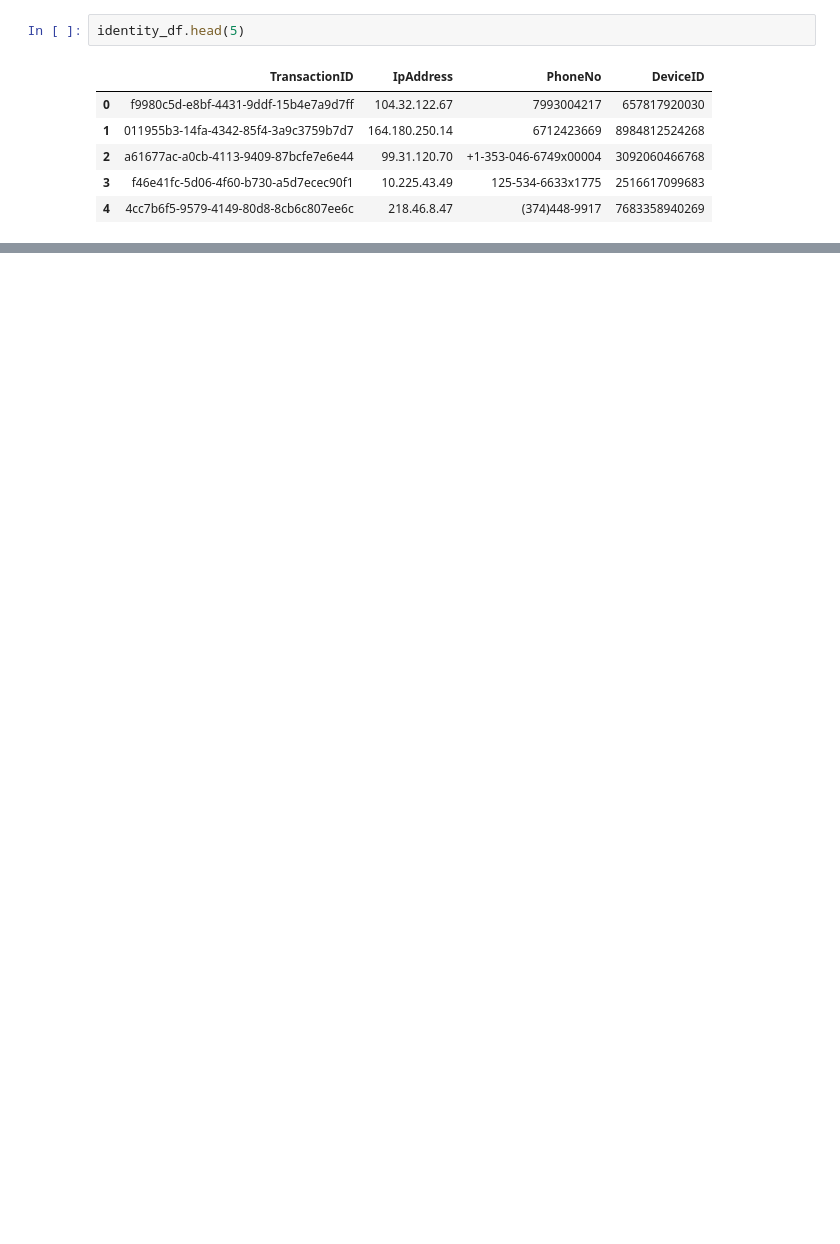
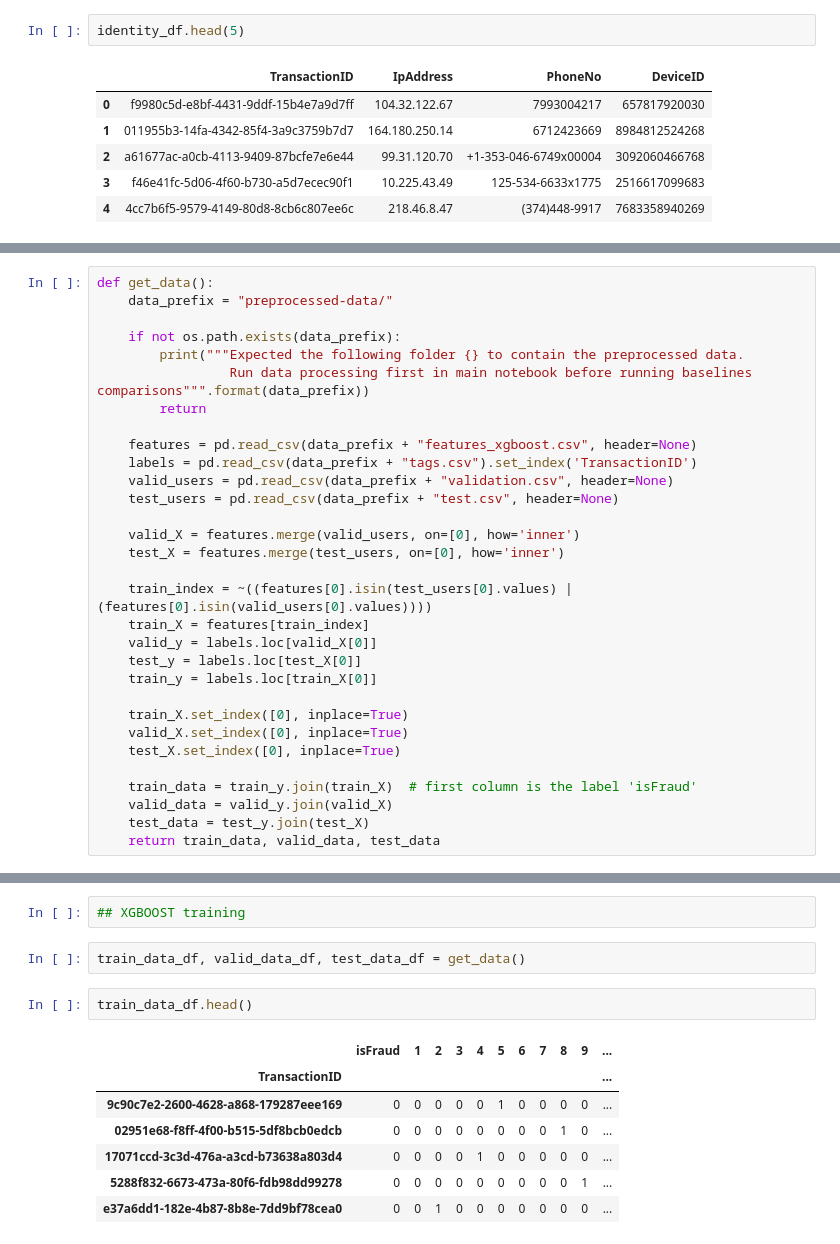
Before and after one commit to Asad-Ismail/Real_World_ML, a Jupyter notebook: learn/GNN/fraud_Detection.ipynb, the cells around one changed output, grey strips where cells are left out. Cells and saved outputs as stored; diff of their text form; blank space fills up the shorter version.

Commit message:
updated data prepration of dgl

```diff
--- a/learn/GNN/fraud_Detection.ipynb
+++ b/learn/GNN/fraud_Detection.ipynb
@@ -52,3 +57,34 @@ full_identity_df.head(5)
 | 2 | 17071ccd-3c3d-476a-a3cd-b73638a803d4 | 4792410992636220 | JCB 15 digit | hotmail.com | 66.25.190.213 | 955-326-1614 | 9673128747953 | Y | ... |
 | 3 | 5288f832-6673-473a-80f6-fdb98dd99278 | 3573503852773765 | VISA 16 digit | hotmail.com | 42.93.10.194 | +1-339-892-9034x139 | 9965894358908 | Y | ... |
 | 4 | e37a6dd1-182e-4b87-8b8e-7dd9bf78cea0 | 3597910599495184 | Diners Club / Carte Blanche | gmail.com | 154.168.168.7 | 278.713.5654 | 7523612045351 | L | ... |
+# %%
+def get_data():
+    data_prefix = "preprocessed-data/"
+
+    if not os.path.exists(data_prefix):
+        print("""Expected the following folder {} to contain the preprocessed data.
+                 Run data processing first in main notebook before running baselines comparisons""".format(data_prefix))
+        return
+
+    features = pd.read_csv(data_prefix + "features_xgboost.csv", header=None)
+    labels = pd.read_csv(data_prefix + "tags.csv").set_index('TransactionID')
+    valid_users = pd.read_csv(data_prefix + "validation.csv", header=None)
+    test_users = pd.read_csv(data_prefix + "test.csv", header=None)
+
+    valid_X = features.merge(valid_users, on=[0], how='inner')
+    test_X = features.merge(test_users, on=[0], how='inner')
+
+    train_index = ~((features[0].isin(test_users[0].values) | (features[0].isin(valid_users[0].values))))
+    train_X = features[train_index]
+    valid_y = labels.loc[valid_X[0]]
+    test_y = labels.loc[test_X[0]]
+    train_y = labels.loc[train_X[0]]
+
+    train_X.set_index([0], inplace=True)
+    valid_X.set_index([0], inplace=True)
+    test_X.set_index([0], inplace=True)
+
+    train_data = train_y.join(train_X)  # first column is the label 'isFraud'
+    valid_data = valid_y.join(valid_X)
+    test_data = test_y.join(test_X)
+    return train_data, valid_data, test_data
@@ -54,0 +102,14 @@ full_identity_df.head(5)
+# %%
+## XGBOOST training
+# %%
+train_data_df, valid_data_df, test_data_df = get_data()
+# %%
+train_data_df.head()
+# %% [output]
+|  | isFraud | 1 | 2 | 3 | 4 | 5 | 6 | 7 | 8 | 9 | ... |
+| TransactionID |  |  |  |  |  |  |  |  |  |  | ... |
+| 9c90c7e2-2600-4628-a868-179287eee169 | 0 | 0 | 0 | 0 | 0 | 1 | 0 | 0 | 0 | 0 | ... |
+| 02951e68-f8ff-4f00-b515-5df8bcb0edcb | 0 | 0 | 0 | 0 | 0 | 0 | 0 | 0 | 1 | 0 | ... |
+| 17071ccd-3c3d-476a-a3cd-b73638a803d4 | 0 | 0 | 0 | 0 | 1 | 0 | 0 | 0 | 0 | 0 | ... |
+| 5288f832-6673-473a-80f6-fdb98dd99278 | 0 | 0 | 0 | 0 | 0 | 0 | 0 | 0 | 0 | 1 | ... |
+| e37a6dd1-182e-4b87-8b8e-7dd9bf78cea0 | 0 | 0 | 1 | 0 | 0 | 0 | 0 | 0 | 0 | 0 | ... |
```
Also changed, not shown: parts of 20 cells of this notebook, 13 other files.
